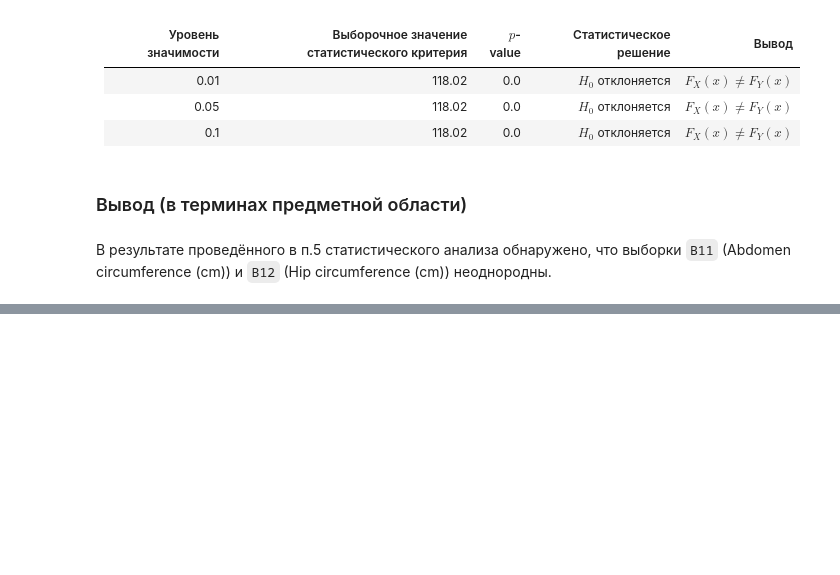
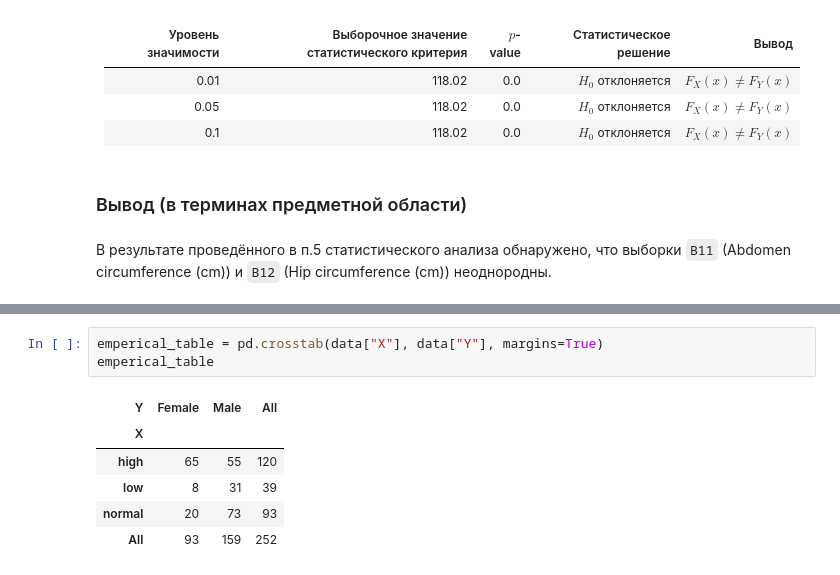
Before and after one commit to retrobannerS/mephi_stats, a Jupyter notebook: bdz/var_2/notebook.ipynb, the cells around one changed output, grey strips where cells are left out. Cells and saved outputs as stored; diff of their text form; blank space fills up the shorter version.

```diff
--- a/bdz/var_2/notebook.ipynb
+++ b/bdz/var_2/notebook.ipynb
@@ -1561,0 +1626,10 @@ $p =$ 0.00
+# %%
+emperical_table = pd.crosstab(data["X"], data["Y"], margins=True)
+emperical_table
+# %% [output]
+| Y | Female | Male | All |
+| X |  |  |  |
+| high | 65 | 55 | 120 |
+| low | 8 | 31 | 39 |
+| normal | 20 | 73 | 93 |
+| All | 93 | 159 | 252 |
```
Also changed, not shown: parts of 50 cells of this notebook, 1 other file.
